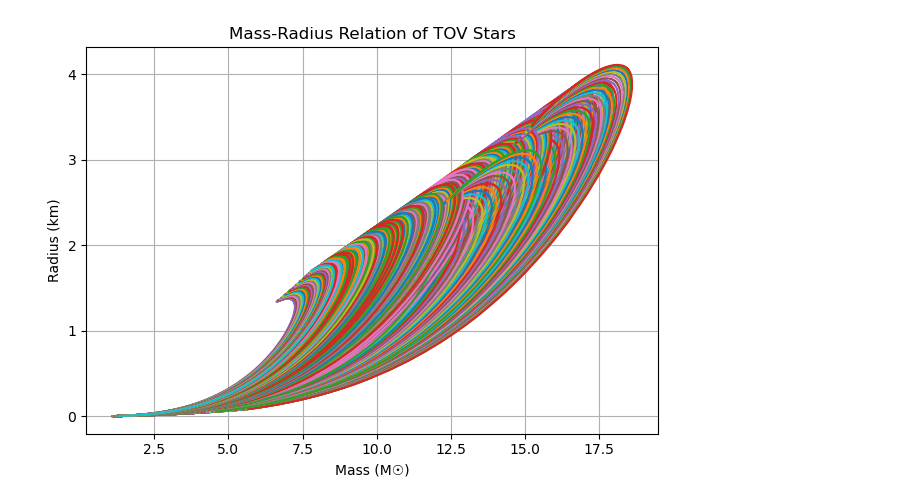
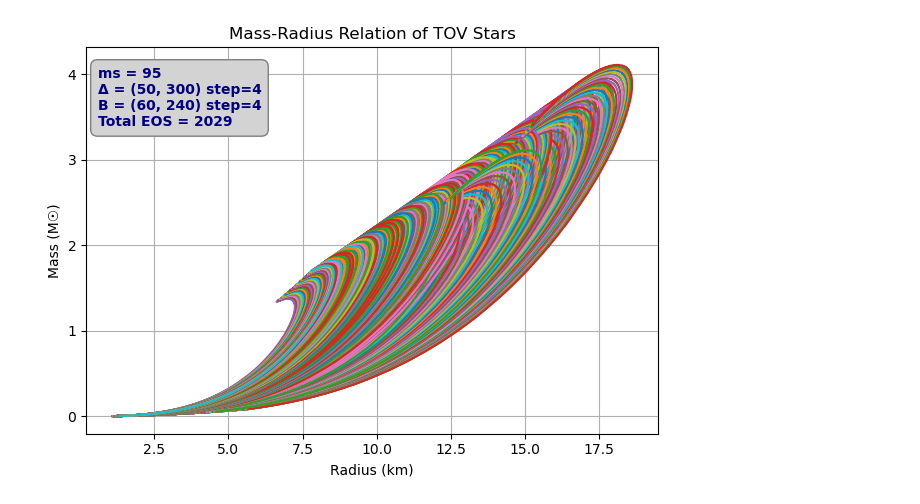
Before and after one commit to giorgoskoufetidis/TOV_EQUATIONS, a Jupyter notebook: Quark Stars/Plot_Quark_MR.ipynb, the cells around one changed output. Saved outputs shown, nothing was run; the diff lists cells and outputs as text; code cells hidden in the pictures.

```diff
--- a/Quark Stars/Plot_Quark_MR.ipynb
+++ b/Quark Stars/Plot_Quark_MR.ipynb
@@ -6,33 +6,45 @@ import fnmatch
 
 # List of folders to search
 folders = ['TOV_results_Quark_Stars_part1', 'TOV_results_Quark_Stars_part2']
 pattern = '*.csv'
 
 # Loop through each folder and collect matching CSV files
 for folder in folders:
     if not os.path.exists(folder):
         continue  # Skip missing folders
 
     files = [f for f in os.listdir(folder) if fnmatch.fnmatch(f, pattern)]
 
     for file in files:
         filepath = os.path.join(folder, file)
 
         # Load CSV data, skipping header
         data = np.genfromtxt(filepath, delimiter=',', skip_header=1)
 
         if data.ndim == 1 or data.shape[1] < 2:
             continue  # Skip malformed or incomplete files
 
         # Plot Mass vs Radius
         plt.plot(data[:, 1], data[:, 0], label=f"{folder}/{file.split('.')[0]}")
 
 # Final plot formatting
-plt.xlabel("Mass (M☉)")
-plt.ylabel("Radius (km)")
+plt.ylabel("Mass (M☉)")
+plt.xlabel("Radius (km)")
 plt.title("Mass-Radius Relation of TOV Stars")
 plt.grid(True)
+plt.text(
+    0.02, 0.95,
+    'ms = 95\nΔ = (50, 300) step=4\nB = (60, 240) step=4\nTotal EOS = 2029',
+    transform=plt.gca().transAxes,
+    fontsize=10,
+    fontweight='bold',
+    color='navy',
+    ha='left',  # horizontal alignment
+    va='top',   # vertical alignment
+    bbox=dict(facecolor='lightgray', edgecolor='gray', boxstyle='round,pad=0.5')
+)
+
 plt.tight_layout()
 plt.show()
 # %% [output]
-[figure, old version]
+[figure, new version]
```
Also changed, not shown: 2 other files.
